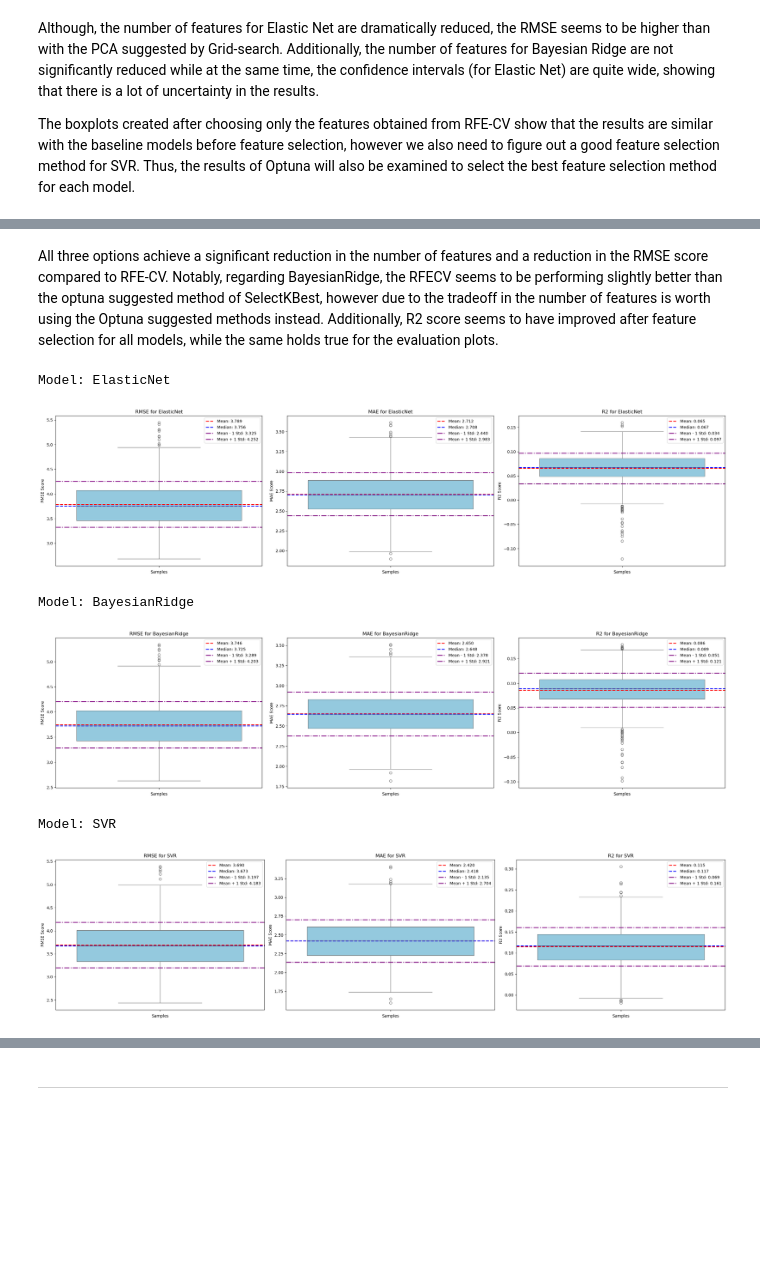
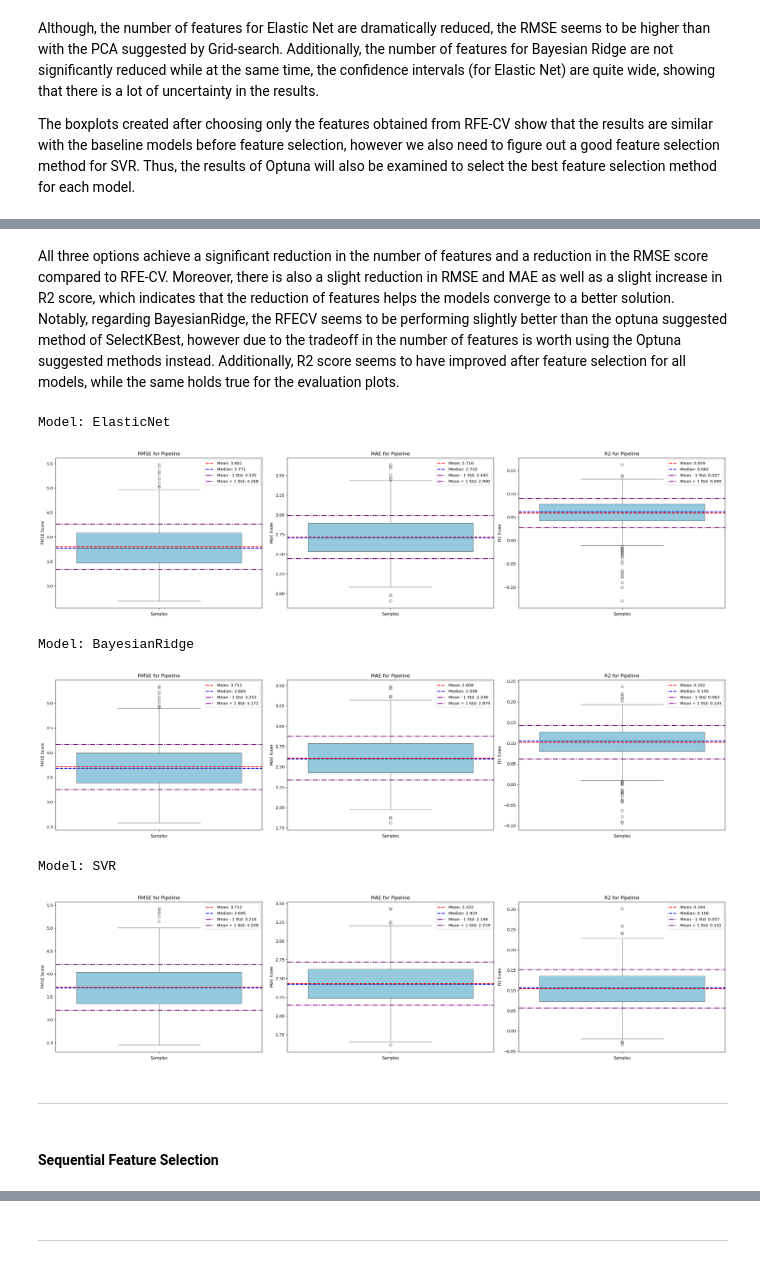
Before and after one commit to RafailTn/Assignment-1, a Jupyter notebook: notebooks/model_analysis.ipynb, the cells around one changed output, grey strips where cells are left out. Drawn from its saved outputs; the diff is of its cells as text; code cells hidden in the pictures; blank space fills up the shorter version.

Commit message:
added SFS and redid evaluations and added comments to the code

```diff
--- a/notebooks/model_analysis.ipynb
+++ b/notebooks/model_analysis.ipynb
@@ -228,13 +201,0 @@ functions.create_boxplot([rmse_scores, mae_scores, r2_scores], model.__class__._
-# %%
-model = BayesianRidge()
-# Create a pipeline for each baseline model
-pipeline = functions.create_pipeline(model)
-preds, trained_pipeline = functions.train_model_and_predict(x_mod_bayesian, y, x_val_bayesian, pipeline, root_path=root, filename=f"{model.__class__.__name__}_rfe.pkl", save=True)
-# Calculate metrics
-scores = functions.bootstrap(x_mod_bayesian, y, x_val_bayesian, val_y, pipeline, n_iter=200, bstrap=False, kf=True)
-rmse_scores, mae_scores, r2_scores = scores['rmse_scores'], scores['mae_scores'], scores['r2_scores']
-mean_rmse, std_rmse, median_rmse = functions.calculate_statistics(rmse_scores)
-mean_mae, std_mae, median_mae = functions.calculate_statistics(mae_scores)
-mean_r2, std_r2, median_r2 = functions.calculate_statistics(r2_scores)
-# Create a boxplot
-functions.create_boxplot([rmse_scores, mae_scores, r2_scores], model.__class__.__name__, ["RMSE", "MAE", "R2"], [mean_rmse, mean_mae, mean_r2], [std_rmse, std_mae, std_r2], [median_rmse, median_mae, median_r2])
@@ -320,23 +301,14 @@ models = [ElasticNet(), BayesianRidge(), SVR()]
 for model in models:
     print(f"Model: {model.__class__.__name__}")
     if model.__class__.__name__ == 'ElasticNet':
-        pipeline = functions.create_pipeline(model, scaler=False, feature_selector=PCA(n_components=90))
-        preds, trained_pipeline = functions.train_model_and_predict(x, y, val_x, pipeline, root_path=root, filename=f"{model.__class__.__name__}_pca.pkl", save=True)
+        pipeline = functions.create_pipeline(model, scaler=False, feature_selector=PCA(n_components=47))
 
     elif model.__class__.__name__ == 'BayesianRidge':
-        pipeline = functions.create_pipeline(model, scaler=False, feature_selector=SelectKBest(score_func=mutual_info_regression, k=81))
-        preds, trained_pipeline = functions.train_model_and_predict(x, y, val_x, pipeline, root_path=root, filename=f"{model.__class__.__name__}_selectkbest.pkl", save=True)
+        pipeline = functions.create_pipeline(model, scaler=False, feature_selector=PCA(n_components=47))
 
     else:
-        pipeline = functions.create_pipeline(model, scaler=False, feature_selector=PCA(n_components=82))
-        preds, trained_pipeline = functions.train_model_and_predict(x, y, val_x, pipeline, root_path=root, filename=f"{model.__class__.__name__}_pca.pkl", save=True)
-    scores = functions.bootstrap(x, y, val_x, val_y, pipeline, n_iter=200, bstrap=False, kf=True)
-    rmse_scores, mae_scores, r2_scores = scores['rmse_scores'], scores['mae_scores'], scores['r2_scores']
-    mean_rmse, std_rmse, median_rmse = functions.calculate_statistics(rmse_scores)
-    mean_mae, std_mae, median_mae = functions.calculate_statistics(mae_scores)
-    mean_r2, std_r2, median_r2 = functions.calculate_statistics(r2_scores)
-    # Create a boxplot
-    functions.create_boxplot([rmse_scores, mae_scores, r2_scores], model.__class__.__name__, ["RMSE", "MAE", "R2"], [mean_rmse, mean_mae, mean_r2], [std_rmse, std_mae, std_r2], [median_rmse, median_mae, median_r2])
+        pipeline = functions.create_pipeline(model, scaler=False, feature_selector=PCA(n_components=90))
+    functions.bootstrap2boxplot(x, y, val_x, val_y, pipeline, n_iter=200, bstrap=False, kf=True, root_path=root, filename=f"baseline_{model.__class__.__name__}_pca.pkl", save=True, default_path=True)
 # %% [output]
 Model: ElasticNet
 [figure]
@@ -345,30 +317,28 @@ Model: BayesianRidge
 Model: SVR
 [figure]
 # %% [markdown]
-<p>All three options achieve a significant reduction in the number of features and a reduction in the RMSE score compared to RFE-CV. Notably, regarding BayesianRidge, the RFECV seems to be performing slightly better than the optuna suggested method of SelectKBest, however due to the tradeoff in the number of features is worth using the Optuna suggested methods instead. Additionally, R2 score seems to have improved after feature selection for all models, while the same holds true for the evaluation plots.</p>
+<p>All three options achieve a significant reduction in the number of features and a reduction in the RMSE score compared to RFE-CV. Moreover, there is also a slight reduction in RMSE and MAE as well as a slight increase in R2 score, which indicates that the reduction of features helps the models converge to a better solution. Notably, regarding BayesianRidge, the RFECV seems to be performing slightly better than the optuna suggested method of SelectKBest, however due to the tradeoff in the number of features is worth using the Optuna suggested methods instead. Additionally, R2 score seems to have improved after feature selection for all models, while the same holds true for the evaluation plots.</p>
 # %%
 models = [ElasticNet(), BayesianRidge(), SVR()]
 for model in models:
     print(f"Model: {model.__class__.__name__}")
     if model.__class__.__name__ == 'ElasticNet':
-        pipeline = functions.create_pipeline(model, scaler=False, feature_selector=PCA(n_components=90))
+        pipeline = functions.create_pipeline(model, scaler=False, feature_selector=PCA(n_components=47))
 
     elif model.__class__.__name__ == 'BayesianRidge':
-        pipeline = functions.create_pipeline(model, scaler=False, feature_selector=SelectKBest(score_func=mutual_info_regression, k=81))
+        pipeline = functions.create_pipeline(model, scaler=False, feature_selector=PCA(n_components=47))
 
     else:
-        pipeline = functions.create_pipeline(model, scaler=False, feature_selector=PCA(n_components=82))
-    scores = functions.bootstrap(x, y, val_x, val_y, pipeline, n_iter=1000, bstrap=True, kf=False)
-    rmse_scores, mae_scores, r2_scores = scores['rmse_scores'], scores['mae_scores'], scores['r2_scores']
-    mean_rmse, std_rmse, median_rmse = functions.calculate_statistics(rmse_scores)
-    mean_mae, std_mae, median_mae = functions.calculate_statistics(mae_scores)
-    mean_r2, std_r2, median_r2 = functions.calculate_statistics(r2_scores)
-    # Create a boxplot
-    functions.create_boxplot([rmse_scores, mae_scores, r2_scores], model.__class__.__name__, ["RMSE", "MAE", "R2"], [mean_rmse, mean_mae, mean_r2], [std_rmse, std_mae, std_r2], [median_rmse, median_mae, median_r2])
+        pipeline = functions.create_pipeline(model, scaler=False, feature_selector=PCA(n_components=90))
+    functions.bootstrap2boxplot(x, y, val_x, val_y, pipeline, n_iter=1000, bstrap=True, kf=False, save=False)
 # %% [output]
 Model: ElasticNet
 [figure]
 Model: BayesianRidge
-[figure, old version]
+[figure, new version]
 Model: SVR
-[figure, old version]
+[figure, new version]
+# %% [markdown]
+<hr>
+# %% [markdown]
+#### **Sequential Feature Selection**
```
Also changed, not shown: parts of 35 cells of this notebook, 35 other files.
